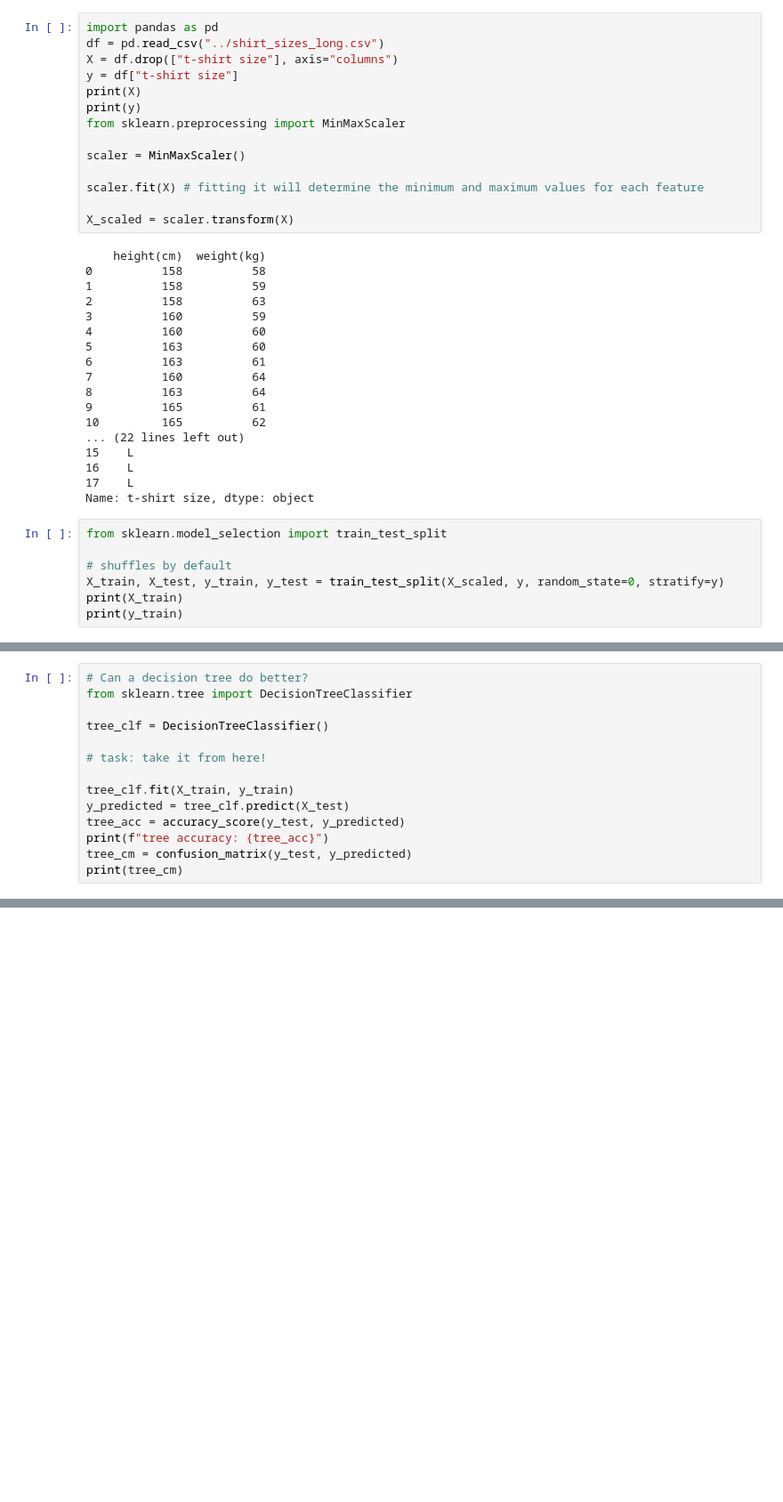
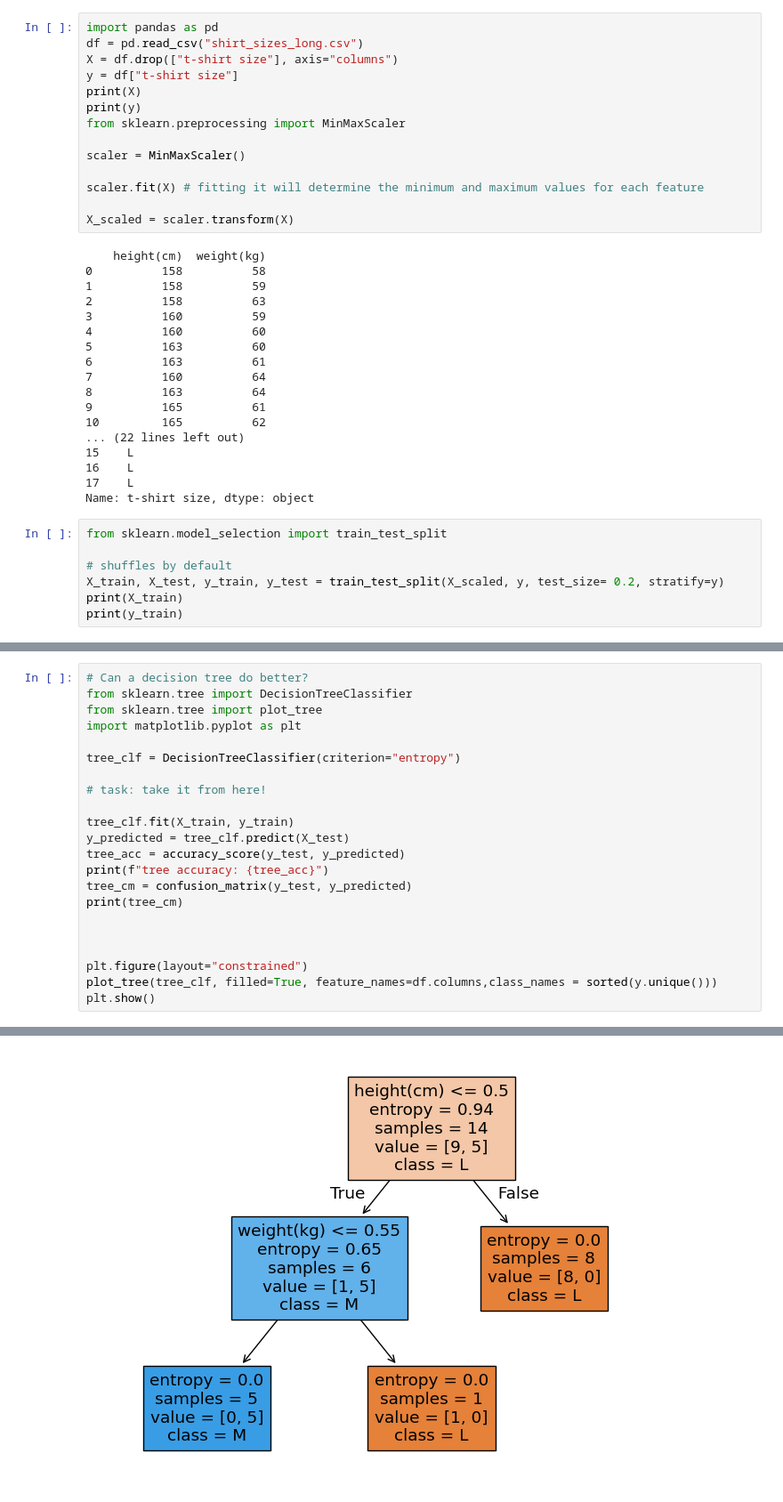
Before and after one commit to MacIsaac-GU-CPSC222/U7-Machine-Learning-NLP, a Jupyter notebook: ClassificationFun/ClassifierEvaluations.ipynb, the cells around one changed output, grey strips where cells are left out. Shown at 89% size. Drawn from its saved outputs; the diff is of its cells as text; blank space fills up the shorter version.

```diff
--- a/ClassificationFun/ClassifierEvaluations.ipynb
+++ b/ClassificationFun/ClassifierEvaluations.ipynb
@@ -14,7 +14,7 @@ How should we split the dataset?
         - Sci-kit learn default for train_test_split()
 # %%
 import pandas as pd
-df = pd.read_csv("../shirt_sizes_long.csv")
+df = pd.read_csv("shirt_sizes_long.csv")
 X = df.drop(["t-shirt size"], axis="columns")
 y = df["t-shirt size"]
 print(X)
@@ -48,7 +48,7 @@ Name: t-shirt size, dtype: object
 from sklearn.model_selection import train_test_split
 
 # shuffles by default
-X_train, X_test, y_train, y_test = train_test_split(X_scaled, y, random_state=0, stratify=y)
+X_train, X_test, y_train, y_test = train_test_split(X_scaled, y, test_size= 0.2, stratify=y)
 print(X_train)
 print(y_train)
 # %% [output]
@@ -117,8 +115,10 @@ print(cm)
 # %%
 # Can a decision tree do better?
 from sklearn.tree import DecisionTreeClassifier
+from sklearn.tree import plot_tree
+import matplotlib.pyplot as plt
 
-tree_clf = DecisionTreeClassifier()
+tree_clf = DecisionTreeClassifier(criterion="entropy")
 
 # task: take it from here!
 
@@ -128,5 +128,11 @@ tree_acc = accuracy_score(y_test, y_predicted)
 print(f"tree accuracy: {tree_acc}")
 tree_cm = confusion_matrix(y_test, y_predicted)
 print(tree_cm)
+
+
+
+plt.figure(layout="constrained")
+plot_tree(tree_clf, filled=True, feature_names=df.columns,class_names = sorted(y.unique()))
+plt.show()
 # %% [output]
 tree accuracy: 1.0
@@ -134 +140,2 @@ tree accuracy: 1.0
  [0 2]]
+[figure, added]
```
Also changed, not shown: parts of 11 cells of this notebook, 3 other files.
